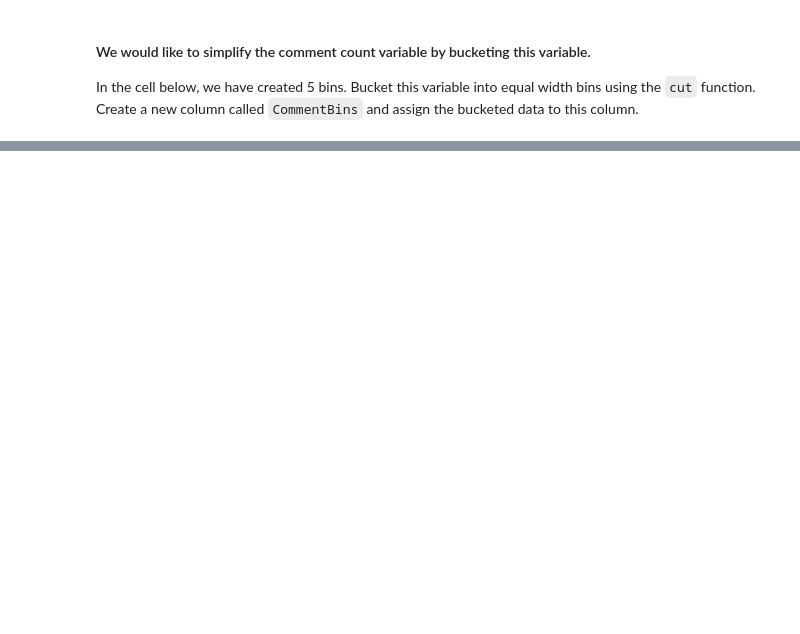
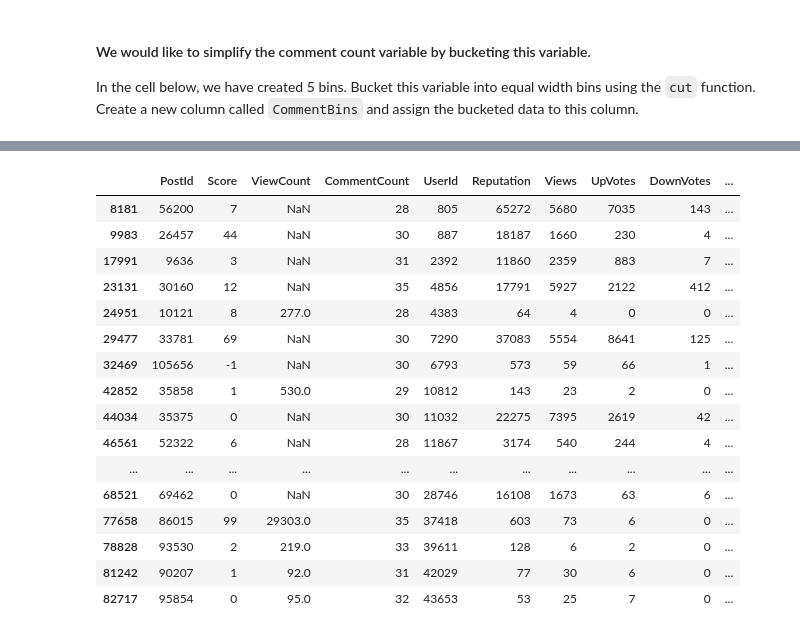
Before and after one commit to cabulut/data-pt-ber-08-20, a Jupyter notebook: Labs/module-1_labs/04_pandas/04_lab-data_cleaning/your-code/main.ipynb, the cells around one changed output, grey strips where cells are left out. Drawn from its saved outputs; the diff is of its cells as text; code cells hidden in the pictures; blank space fills up the shorter version.

```diff
--- a/Labs/module-1_labs/04_pandas/04_lab-data_cleaning/your-code/main.ipynb
+++ b/Labs/module-1_labs/04_pandas/04_lab-data_cleaning/your-code/main.ipynb
@@ -121,0 +416,2 @@ Tip: If you get an error when creating your linear model, reshape the data to th
+# %%
+stackoverflow['ViewCount'] = np.where(stackoverflow['ViewCount'].isnull(),pd.DataFrame(y_predict)[0],stackoverflow['ViewCount'])
@@ -121,0 +425,4 @@ Tip: If you get an error when creating your linear model, reshape the data to th
+# %%
+#dtypes in pandas df
+stackoverflow['ViewCount'] = stackoverflow['ViewCount'].astype('float32')
+stackoverflow['ViewCount'].dtypes
@@ -125,0 +451,2 @@ We have seen that both `UserId` and `PostsId` are treated as numeric even though
+# %%
+stackoverflow[['PostId','UserId']] = stackoverflow[['PostId','UserId']].astype('str')
@@ -129,4 +469,5 @@ We have seen that both `UserId` and `PostsId` are treated as numeric even though
 In the cell below, we have created 5 bins. Bucket this variable into equal width bins using the `cut` function. Create a new column called `CommentBins` and assign the bucketed data to this column.
 # %%
 comment_labels = ['Very Low', 'Low', 'Moderate', 'High', 'Very High']
-# Your code here:
+
+stackoverflow['CommentBins'] = pd.cut(stackoverflow['CommentCount'],5,labels=comment_labels)
@@ -132,0 +483,20 @@ comment_labels = ['Very Low', 'Low', 'Moderate', 'High', 'Very High']
+# %%
+stackoverflow[stackoverflow['CommentBins'] == 'High']
+# %% [output]
+|  | PostId | Score | ViewCount | CommentCount | UserId | Reputation | Views | UpVotes | DownVotes | ... |
+| 8181 | 56200 | 7 | NaN | 28 | 805 | 65272 | 5680 | 7035 | 143 | ... |
+| 9983 | 26457 | 44 | NaN | 30 | 887 | 18187 | 1660 | 230 | 4 | ... |
+| 17991 | 9636 | 3 | NaN | 31 | 2392 | 11860 | 2359 | 883 | 7 | ... |
+| 23131 | 30160 | 12 | NaN | 35 | 4856 | 17791 | 5927 | 2122 | 412 | ... |
+| 24951 | 10121 | 8 | 277.0 | 28 | 4383 | 64 | 4 | 0 | 0 | ... |
+| 29477 | 33781 | 69 | NaN | 30 | 7290 | 37083 | 5554 | 8641 | 125 | ... |
+| 32469 | 105656 | -1 | NaN | 30 | 6793 | 573 | 59 | 66 | 1 | ... |
+| 42852 | 35858 | 1 | 530.0 | 29 | 10812 | 143 | 23 | 2 | 0 | ... |
+| 44034 | 35375 | 0 | NaN | 30 | 11032 | 22275 | 7395 | 2619 | 42 | ... |
+| 46561 | 52322 | 6 | NaN | 28 | 11867 | 3174 | 540 | 244 | 4 | ... |
+| ... | ... | ... | ... | ... | ... | ... | ... | ... | ... | ... |
+| 68521 | 69462 | 0 | NaN | 30 | 28746 | 16108 | 1673 | 63 | 6 | ... |
+| 77658 | 86015 | 99 | 29303.0 | 35 | 37418 | 603 | 73 | 6 | 0 | ... |
+| 78828 | 93530 | 2 | 219.0 | 33 | 39611 | 128 | 6 | 2 | 0 | ... |
+| 81242 | 90207 | 1 | 92.0 | 31 | 42029 | 77 | 30 | 6 | 0 | ... |
+| 82717 | 95854 | 0 | 95.0 | 32 | 43653 | 53 | 25 | 7 | 0 | ... |
```
Also changed, not shown: parts of 63 cells of this notebook, 1 other file.
